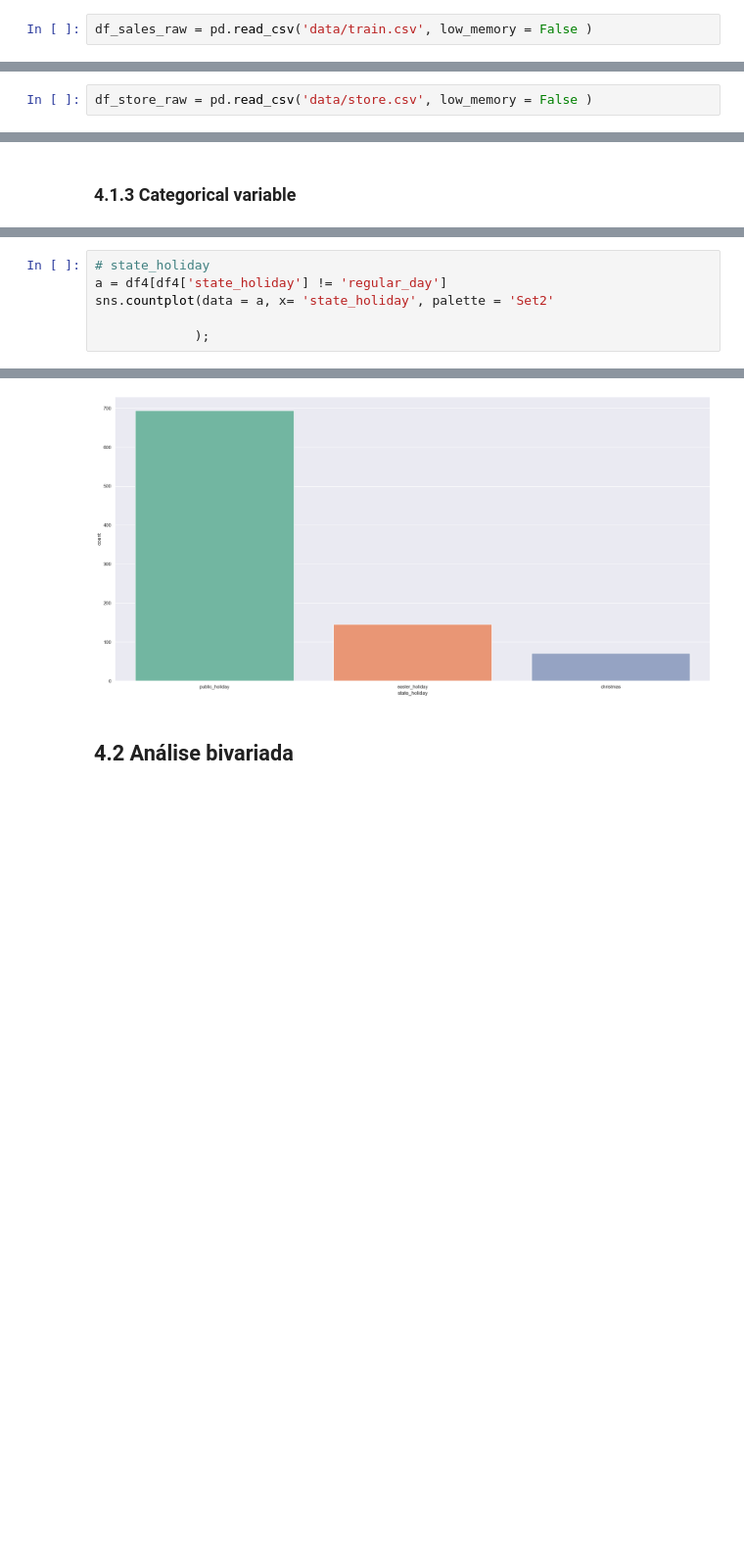
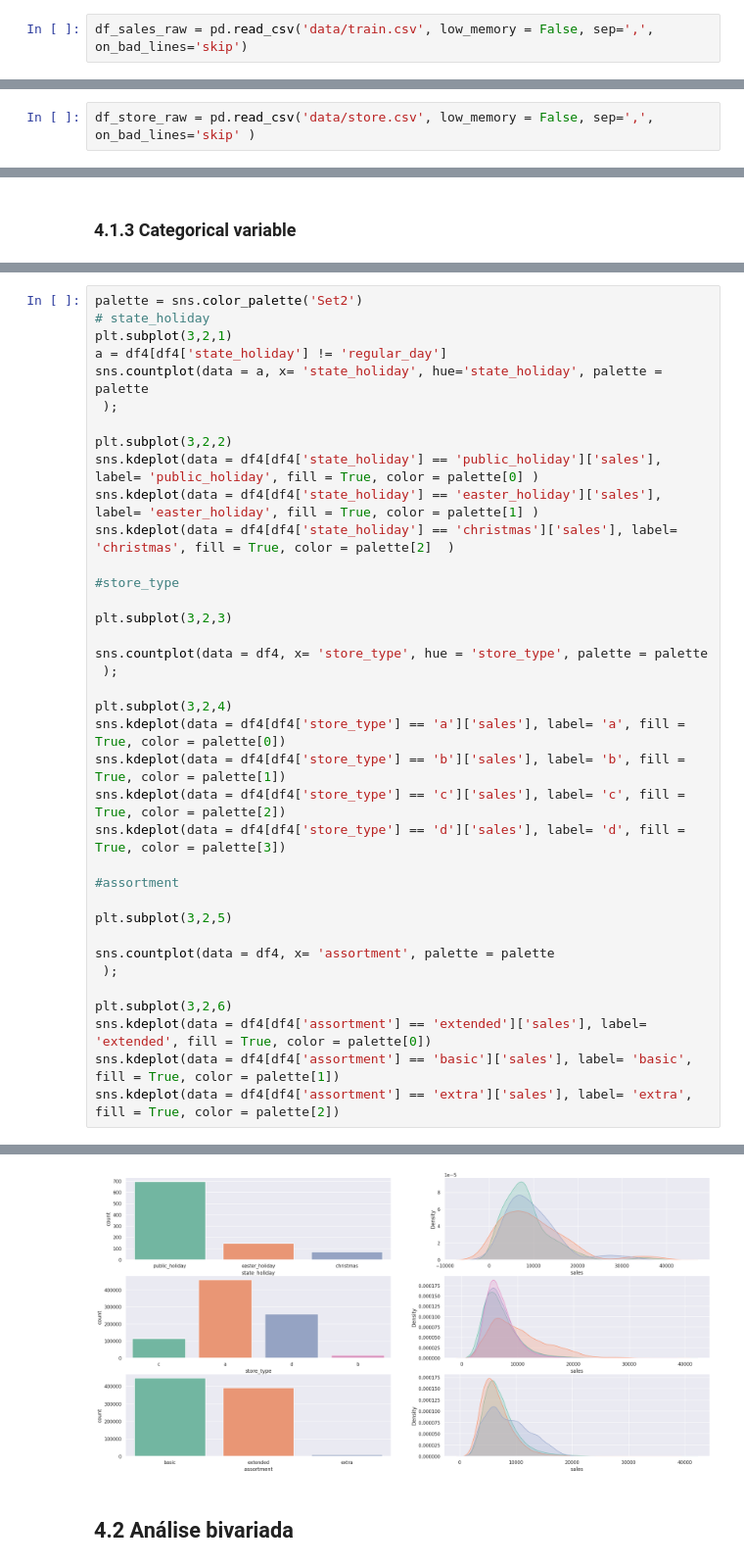
Before and after one commit to fr22/Rossmann_sales_prediction, a Jupyter notebook: store_sales_prediction.ipynb, the cells around one changed output, grey strips where cells are left out. Shown at 98% size. Cells and saved outputs as stored; diff of their text form; blank space fills up the shorter version.

```diff
--- a/store_sales_prediction.ipynb
+++ b/store_sales_prediction.ipynb
@@ -32,13 +39,13 @@ Populating the interactive namespace from numpy and matplotlib
 # %% [markdown]
 ## 0.2 Loading data
 # %%
-df_sales_raw = pd.read_csv('data/train.csv', low_memory = False )
+df_sales_raw = pd.read_csv('data/train.csv', low_memory = False, sep=',', on_bad_lines='skip')
 # %%
 df_sales_raw.shape
 # %% [output]
 (1017209, 9)
 # %%
-df_store_raw = pd.read_csv('data/store.csv', low_memory = False )
+df_store_raw = pd.read_csv('data/store.csv', low_memory = False, sep=',', on_bad_lines='skip' )
 # %%
 df_store_raw.shape
 # %% [output]
@@ -533,9 +571,40 @@ Name: state_holiday, dtype: object
 # %%
+palette = sns.color_palette('Set2')
 # state_holiday
+plt.subplot(3,2,1)
 a = df4[df4['state_holiday'] != 'regular_day']
-sns.countplot(data = a, x= 'state_holiday', palette = 'Set2'
+sns.countplot(data = a, x= 'state_holiday', hue='state_holiday', palette = palette
+ );
 
-             );
+plt.subplot(3,2,2)
+sns.kdeplot(data = df4[df4['state_holiday'] == 'public_holiday']['sales'], label= 'public_holiday', fill = True, color = palette[0] )
+sns.kdeplot(data = df4[df4['state_holiday'] == 'easter_holiday']['sales'], label= 'easter_holiday', fill = True, color = palette[1] )
+sns.kdeplot(data = df4[df4['state_holiday'] == 'christmas']['sales'], label= 'christmas', fill = True, color = palette[2]  )
+
+#store_type
+
+plt.subplot(3,2,3)
+
+sns.countplot(data = df4, x= 'store_type', hue = 'store_type', palette = palette
+ );
+
+plt.subplot(3,2,4)
+sns.kdeplot(data = df4[df4['store_type'] == 'a']['sales'], label= 'a', fill = True, color = palette[0])
+sns.kdeplot(data = df4[df4['store_type'] == 'b']['sales'], label= 'b', fill = True, color = palette[1])
+sns.kdeplot(data = df4[df4['store_type'] == 'c']['sales'], label= 'c', fill = True, color = palette[2])
+sns.kdeplot(data = df4[df4['store_type'] == 'd']['sales'], label= 'd', fill = True, color = palette[3])
+
+#assortment
+
+plt.subplot(3,2,5)
+
+sns.countplot(data = df4, x= 'assortment', palette = palette
+ );
+
+plt.subplot(3,2,6)
+sns.kdeplot(data = df4[df4['assortment'] == 'extended']['sales'], label= 'extended', fill = True, color = palette[0])
+sns.kdeplot(data = df4[df4['assortment'] == 'basic']['sales'], label= 'basic', fill = True, color = palette[1])
+sns.kdeplot(data = df4[df4['assortment'] == 'extra']['sales'], label= 'extra', fill = True, color = palette[2])
 # %% [output]
 Passing `palette` without assigning `hue` is deprecated and will be removed in v0.14.0. Assign the `x` variable to `hue` and set `legend=False` for the same effect.
 
@@ -543,3 +613,3 @@ Passing `palette` without assigning `hue` is deprecated and will be removed in v
-[figure, old version]
+[figure, new version]
 # %% [markdown]
 ## 4.2 Análise bivariada
```
Also changed, not shown: parts of 30 cells of this notebook.
